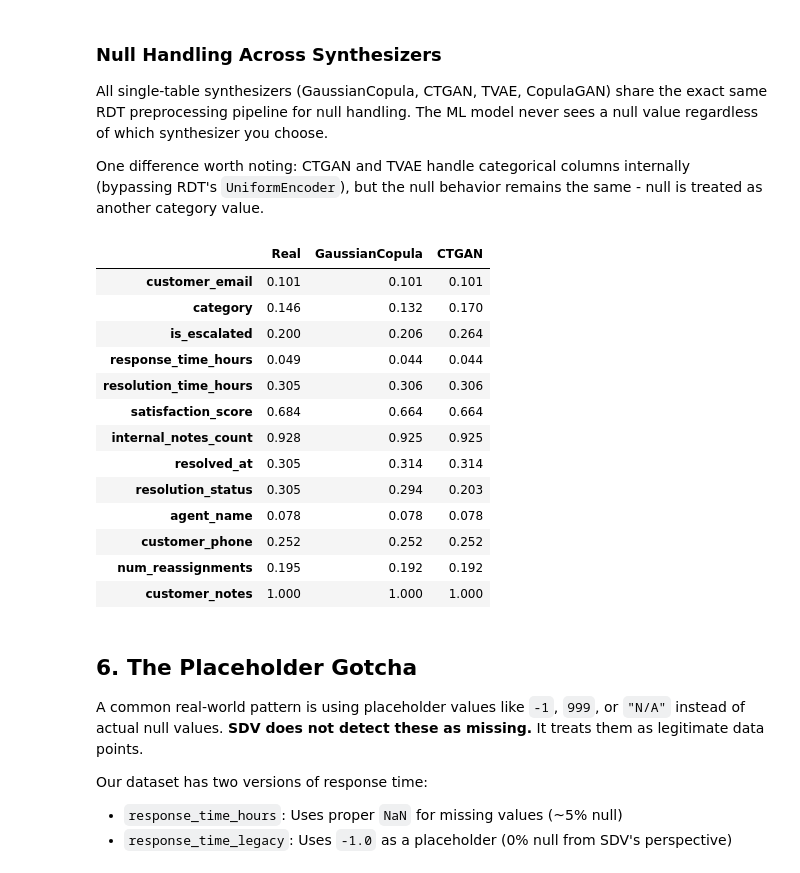
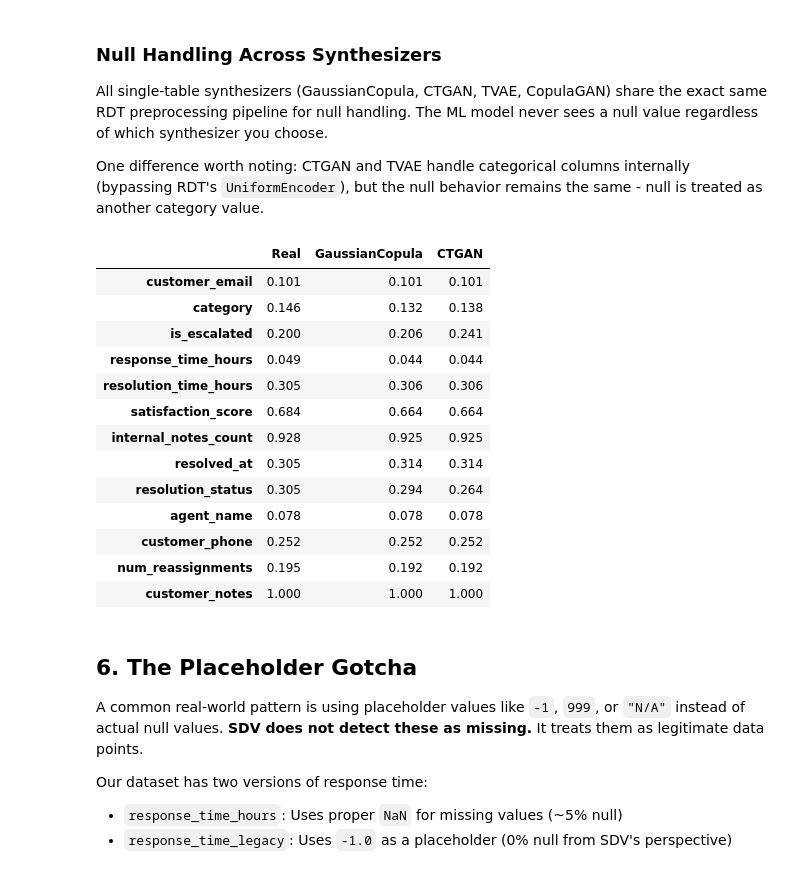
Before and after one commit to datacebo/datacebo-cookbook, a Jupyter notebook: tutorials/null_values/null_values_cookbook.ipynb, the cells around one changed output. Drawn from its saved outputs; the diff is of its cells as text; code cells hidden in the pictures.

```diff
--- a/tutorials/null_values/null_values_cookbook.ipynb
+++ b/tutorials/null_values/null_values_cookbook.ipynb
@@ -28,12 +28,18 @@ REAL_TABLE = '#B7E9FF'
 SYNTH_TABLE = '#BBF4E9'
 
 from sdv.datasets.demo import download_demo
+from rdt.transformers.pii import AnonymizedFaker
 
 data, metadata = download_demo(
     modality='single_table',
     dataset_name='null_values_demo_dataset'
 )
 
+# Helper to override the phone transformer for Enterprise compatibility.
+# Returns a fresh instance each time since transformers can only be fit once.
+def phone_transformer():
+    return {'customer_phone': AnonymizedFaker(provider_name='phone_number', function_name='phone_number')}
+
 data.head()
 # %% [output]
 |  | ticket_id | created_at | customer_email | priority | category | is_escalated | response_time_hours | ... |
@@ -98,6 +104,8 @@ from rdt.transformers.datetime import UnixTimestampEncoder
 
 # Default 'random' (no .is_null columns)
 synthesizer = GaussianCopulaSynthesizer(metadata)
+synthesizer.auto_assign_transformers(data)
+synthesizer.update_transformers(phone_transformer())
 synthesizer.fit(data)
 
 ht_default = synthesizer._data_processor._hyper_transformer
@@ -113,6 +121,7 @@ print()
 # from_column mode: .is_null columns appear
 fc_synthesizer = GaussianCopulaSynthesizer(metadata, enforce_rounding=False)
 fc_synthesizer.auto_assign_transformers(data)
+fc_synthesizer.update_transformers(phone_transformer())
 
 nullable_numerical = [
     'response_time_hours', 'resolution_time_hours', 'satisfaction_score',
@@ -241,6 +250,7 @@ from rdt.transformers.categorical import LabelEncoder as LE
 
 none_synth = GaussianCopulaSynthesizer(metadata)
 none_synth.auto_assign_transformers(data)
+none_synth.update_transformers(phone_transformer())
 none_synth.update_transformers({
     col: FF(missing_value_replacement='mean', missing_value_generation=None)
     for col in ['response_time_hours', 'resolution_time_hours', 'satisfaction_score',
@@ -348,28 +358,30 @@ One difference worth noting: CTGAN and TVAE handle categorical columns internall
 # %%
 from sdv.single_table import CTGANSynthesizer
 
 ctgan = CTGANSynthesizer(metadata, epochs=5)  # low epochs for demo speed
+ctgan.auto_assign_transformers(data)
+ctgan.update_transformers(phone_transformer())
 ctgan.fit(data)
 ctgan_synthetic = ctgan.sample(num_rows=2000)
 
 # Compare null rates: GaussianCopula vs CTGAN
 null_compare = pd.DataFrame({
     'Real': data.isnull().mean().round(3),
     'GaussianCopula': synthetic_data.isnull().mean().round(3),
     'CTGAN': ctgan_synthetic.isnull().mean().round(3),
 })
 null_compare[null_compare['Real'] > 0]
 # %% [output]
 |  | Real | GaussianCopula | CTGAN |
 | customer_email | 0.101 | 0.101 | 0.101 |
-| category | 0.146 | 0.132 | 0.170 |
-| is_escalated | 0.200 | 0.206 | 0.264 |
+| category | 0.146 | 0.132 | 0.138 |
+| is_escalated | 0.200 | 0.206 | 0.241 |
 | response_time_hours | 0.049 | 0.044 | 0.044 |
 | resolution_time_hours | 0.305 | 0.306 | 0.306 |
 | satisfaction_score | 0.684 | 0.664 | 0.664 |
 | internal_notes_count | 0.928 | 0.925 | 0.925 |
 | resolved_at | 0.305 | 0.314 | 0.314 |
-| resolution_status | 0.305 | 0.294 | 0.203 |
+| resolution_status | 0.305 | 0.294 | 0.264 |
 | agent_name | 0.078 | 0.078 | 0.078 |
 | customer_phone | 0.252 | 0.252 | 0.252 |
 | num_reassignments | 0.195 | 0.192 | 0.192 |
```
Also changed, not shown: parts of 2 cells of this notebook.
